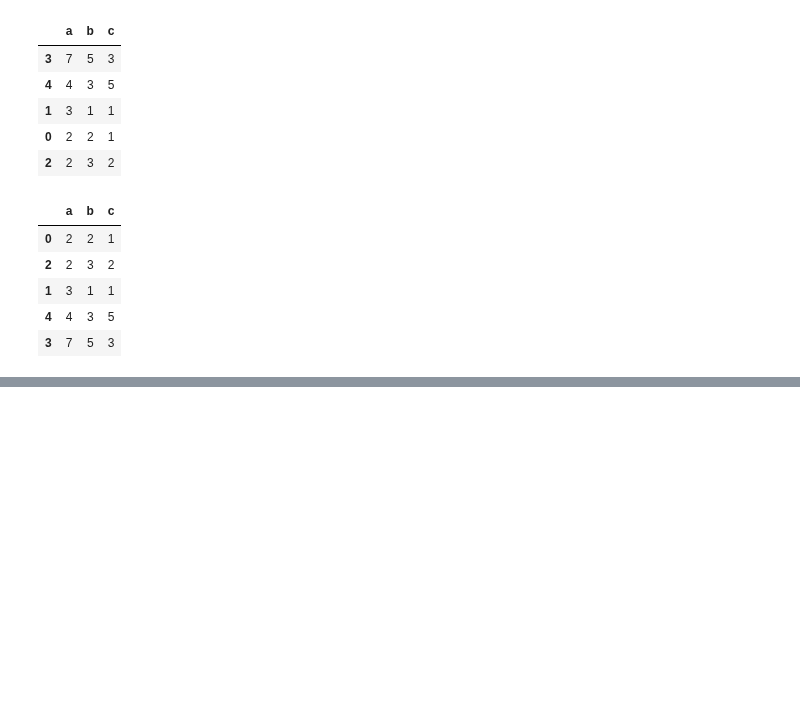
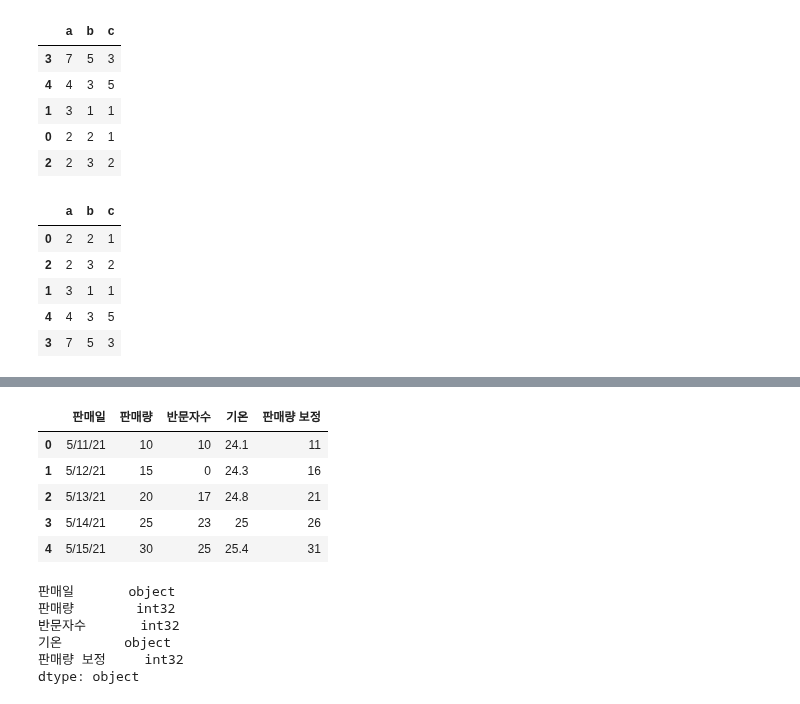
Before and after one commit to WooHyun94/TIL, a Jupyter notebook: Python/220928.ipynb, the cells around one changed output, grey strips where cells are left out. Saved outputs shown, nothing was run; the diff lists cells and outputs as text; code cells hidden in the pictures; blank space fills up the shorter version.

```diff
--- a/Python/220928.ipynb
+++ b/Python/220928.ipynb
@@ -171,0 +405,20 @@ df.sort_values(by = ['a', 'b'], ascending = [True, False])
+# %%
+df.fillna(0, inplace = True)
+df = df.astype({'반문자수' : 'int'})
+df
+# %% [output]
+|  | 판매일 | 판매량 | 반문자수 | 기온 | 판매량 보정 |
+| 0 | 5/11/21 | 10 | 10 | 24.1 | 11 |
+| 1 | 5/12/21 | 15 | 0 | 24.3 | 16 |
+| 2 | 5/13/21 | 20 | 17 | 24.8 | 21 |
+| 3 | 5/14/21 | 25 | 23 | 25 | 26 |
+| 4 | 5/15/21 | 30 | 25 | 25.4 | 31 |
+# %%
+df.dtypes
+# %% [output]
+판매일       object
+판매량        int32
+반문자수       int32
+기온        object
+판매량 보정     int32
+dtype: object
```
Also changed, not shown: parts of 30 cells of this notebook.
